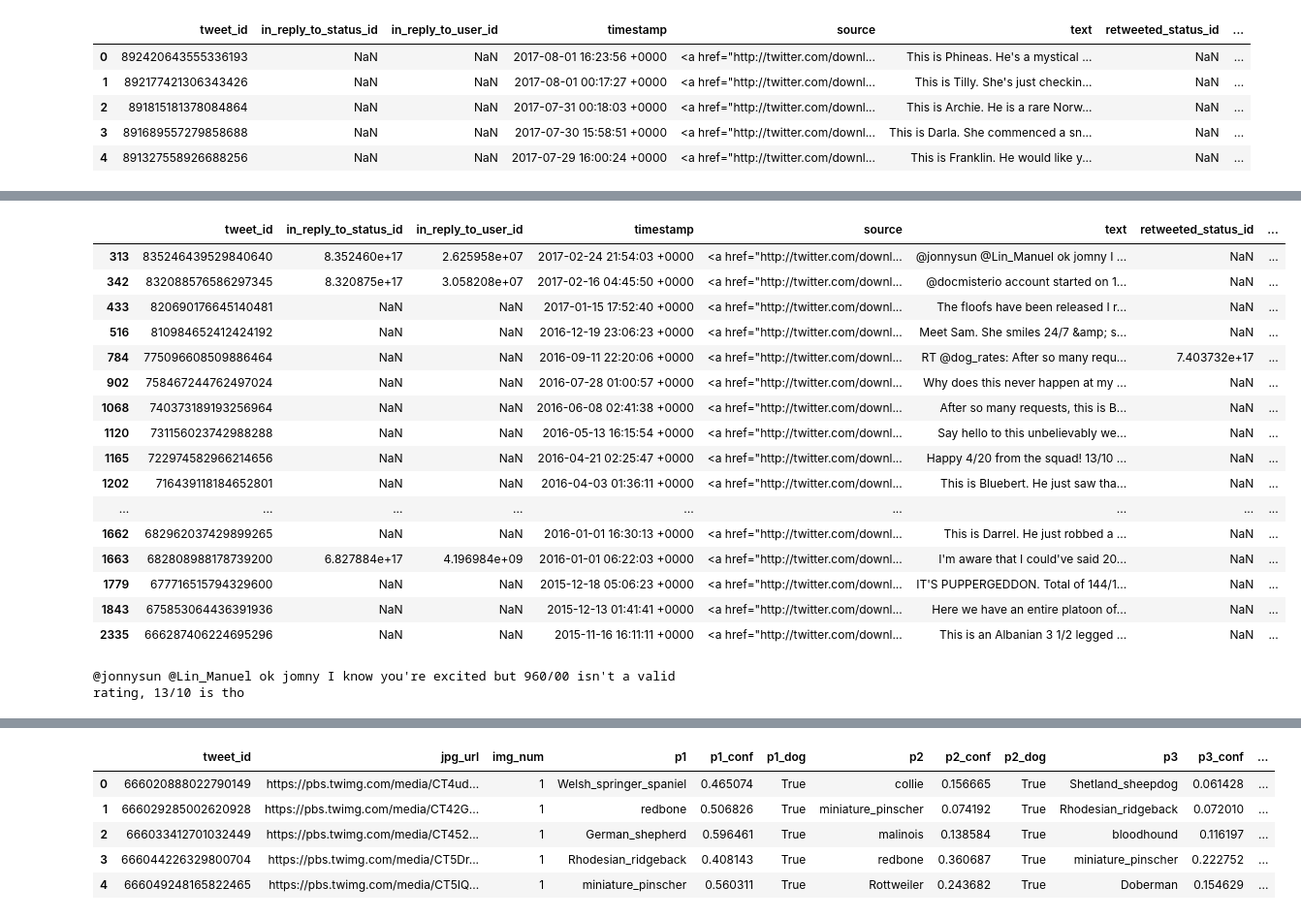
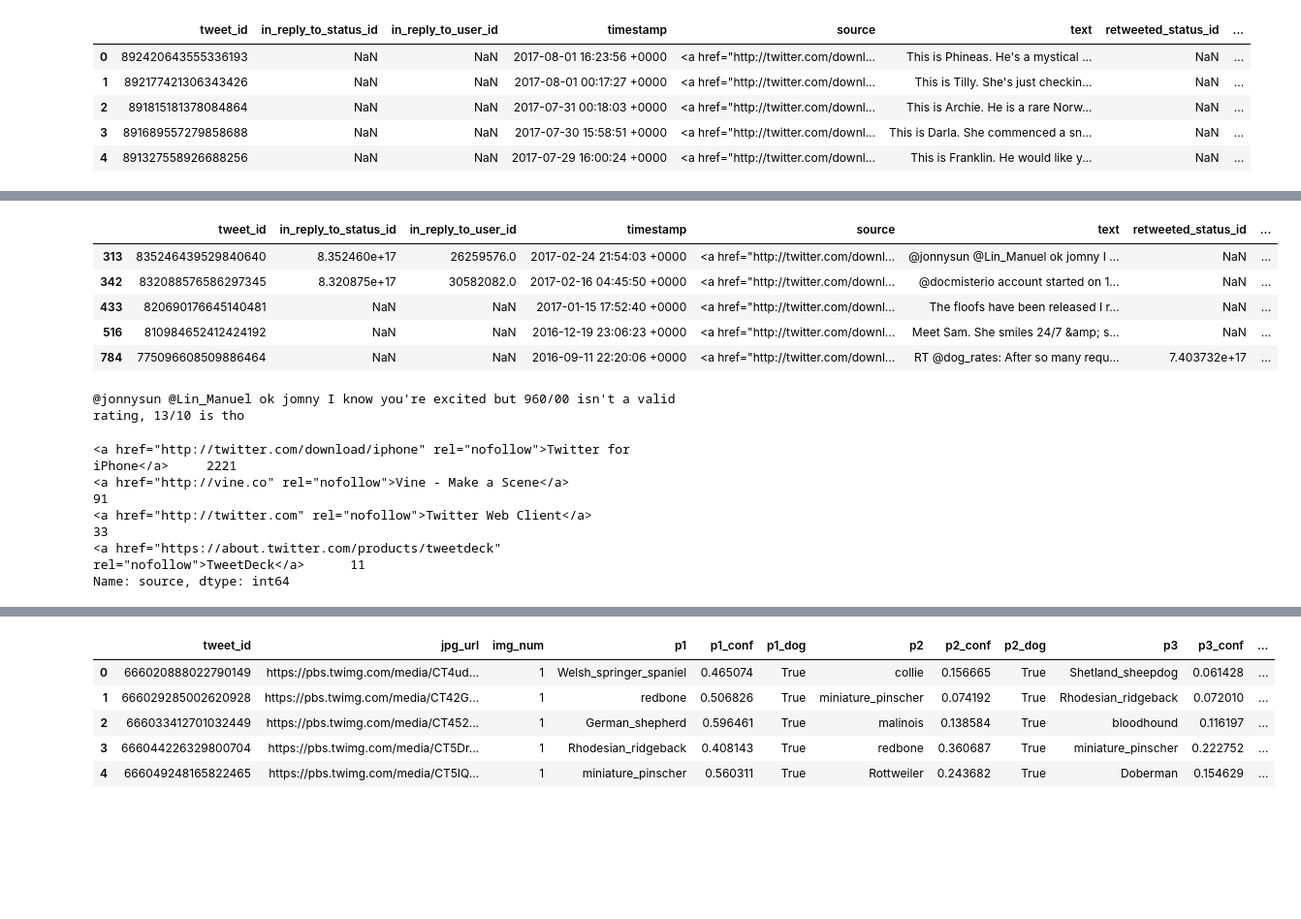
Before and after one commit to shwangelmer/udacityDANDproject5, a Jupyter notebook: wrangle_act.ipynb, the cells around one changed output, grey strips where cells are left out. Shown: that part at 97% size. Cells and saved outputs as stored; diff of their text form; code cells hidden in the pictures; blank space fills up the shorter version.

```diff
--- a/wrangle_act.ipynb
+++ b/wrangle_act.ipynb
@@ -141,23 +141,12 @@ df_archive.rating_denominator.value_counts()
 0         1
 Name: rating_denominator, dtype: int64
 # %%
-df_archive[df_archive.rating_denominator != 10]
+df_archive[df_archive.rating_denominator != 10].head()
 # %% [output]
 |  | tweet_id | in_reply_to_status_id | in_reply_to_user_id | timestamp | source | text | retweeted_status_id | ... |
-| 313 | 835246439529840640 | 8.352460e+17 | 2.625958e+07 | 2017-02-24 21:54:03 +0000 | <a href="http://twitter.com/downl... | @jonnysun @Lin_Manuel ok jomny I ... | NaN | ... |
-| 342 | 832088576586297345 | 8.320875e+17 | 3.058208e+07 | 2017-02-16 04:45:50 +0000 | <a href="http://twitter.com/downl... | @docmisterio account started on 1... | NaN | ... |
+| 313 | 835246439529840640 | 8.352460e+17 | 26259576.0 | 2017-02-24 21:54:03 +0000 | <a href="http://twitter.com/downl... | @jonnysun @Lin_Manuel ok jomny I ... | NaN | ... |
+| 342 | 832088576586297345 | 8.320875e+17 | 30582082.0 | 2017-02-16 04:45:50 +0000 | <a href="http://twitter.com/downl... | @docmisterio account started on 1... | NaN | ... |
 | 433 | 820690176645140481 | NaN | NaN | 2017-01-15 17:52:40 +0000 | <a href="http://twitter.com/downl... | The floofs have been released I r... | NaN | ... |
 | 516 | 810984652412424192 | NaN | NaN | 2016-12-19 23:06:23 +0000 | <a href="http://twitter.com/downl... | Meet Sam. She smiles 24/7 &amp; s... | NaN | ... |
 | 784 | 775096608509886464 | NaN | NaN | 2016-09-11 22:20:06 +0000 | <a href="http://twitter.com/downl... | RT @dog_rates: After so many requ... | 7.403732e+17 | ... |
-| 902 | 758467244762497024 | NaN | NaN | 2016-07-28 01:00:57 +0000 | <a href="http://twitter.com/downl... | Why does this never happen at my ... | NaN | ... |
-| 1068 | 740373189193256964 | NaN | NaN | 2016-06-08 02:41:38 +0000 | <a href="http://twitter.com/downl... | After so many requests, this is B... | NaN | ... |
-| 1120 | 731156023742988288 | NaN | NaN | 2016-05-13 16:15:54 +0000 | <a href="http://twitter.com/downl... | Say hello to this unbelievably we... | NaN | ... |
-| 1165 | 722974582966214656 | NaN | NaN | 2016-04-21 02:25:47 +0000 | <a href="http://twitter.com/downl... | Happy 4/20 from the squad! 13/10 ... | NaN | ... |
-| 1202 | 716439118184652801 | NaN | NaN | 2016-04-03 01:36:11 +0000 | <a href="http://twitter.com/downl... | This is Bluebert. He just saw tha... | NaN | ... |
-| ... | ... | ... | ... | ... | ... | ... | ... | ... |
-| 1662 | 682962037429899265 | NaN | NaN | 2016-01-01 16:30:13 +0000 | <a href="http://twitter.com/downl... | This is Darrel. He just robbed a ... | NaN | ... |
-| 1663 | 682808988178739200 | 6.827884e+17 | 4.196984e+09 | 2016-01-01 06:22:03 +0000 | <a href="http://twitter.com/downl... | I'm aware that I could've said 20... | NaN | ... |
-| 1779 | 677716515794329600 | NaN | NaN | 2015-12-18 05:06:23 +0000 | <a href="http://twitter.com/downl... | IT'S PUPPERGEDDON. Total of 144/1... | NaN | ... |
-| 1843 | 675853064436391936 | NaN | NaN | 2015-12-13 01:41:41 +0000 | <a href="http://twitter.com/downl... | Here we have an entire platoon of... | NaN | ... |
-| 2335 | 666287406224695296 | NaN | NaN | 2015-11-16 16:11:11 +0000 | <a href="http://twitter.com/downl... | This is an Albanian 3 1/2 legged ... | NaN | ... |
 # %%
@@ -165,3 +154,12 @@ df_archive[df_archive.rating_denominator != 10]
 print(df_archive.iloc[313].text)
 # %% [output]
 @jonnysun @Lin_Manuel ok jomny I know you're excited but 960/00 isn't a valid rating, 13/10 is tho
+# %%
+#investigating source looking so strange
+df_archive.source.value_counts()
+# %% [output]
+<a href="http://twitter.com/download/iphone" rel="nofollow">Twitter for iPhone</a>     2221
+<a href="http://vine.co" rel="nofollow">Vine - Make a Scene</a>                          91
+<a href="http://twitter.com" rel="nofollow">Twitter Web Client</a>                       33
+<a href="https://about.twitter.com/products/tweetdeck" rel="nofollow">TweetDeck</a>      11
+Name: source, dtype: int64
```
Also changed, not shown: parts of 50 cells of this notebook.
